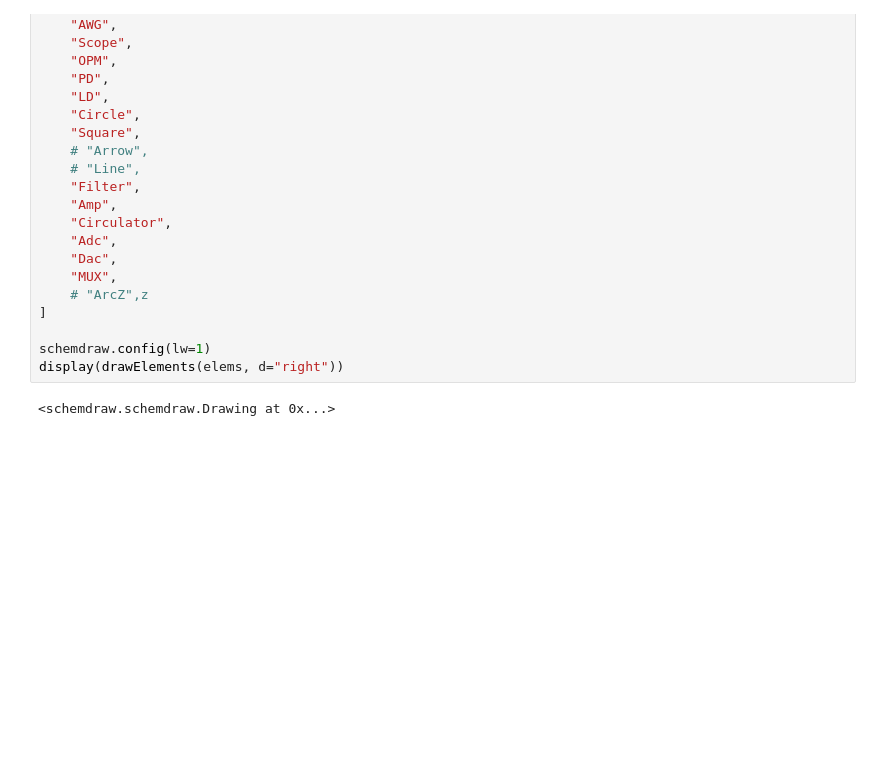
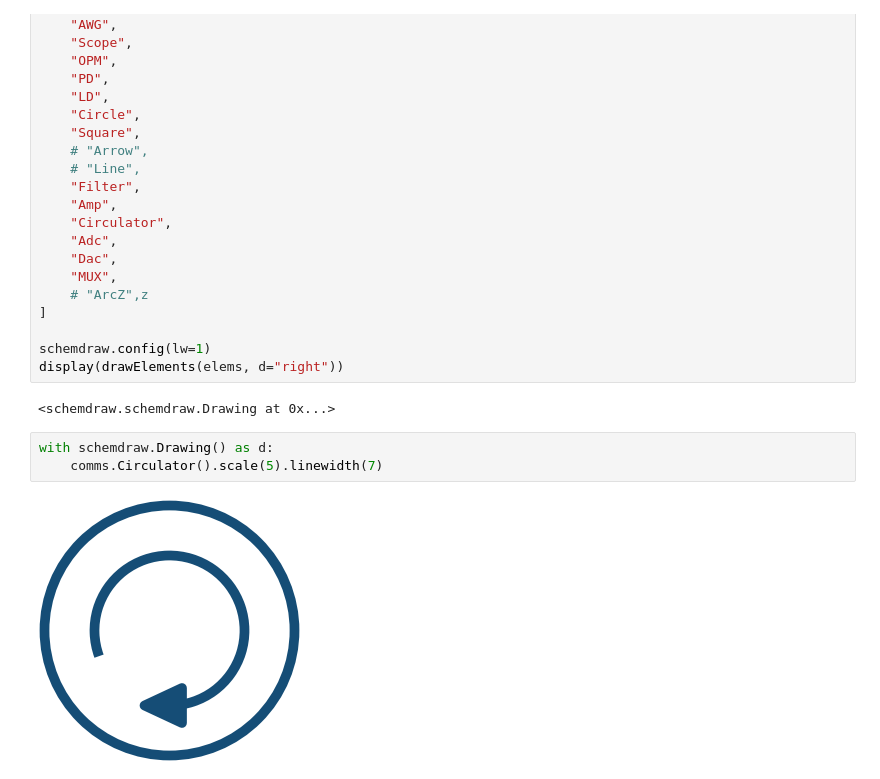
Before and after one commit to lokgar/sdcomms, a Jupyter notebook: sdcomms/_test_components.ipynb, the cells around one changed output. Saved outputs shown, nothing was run; the diff lists cells and outputs as text; blank space fills up the shorter version.

Commit message:
enhance circulator symbol

```diff
--- a/sdcomms/_test_components.ipynb
+++ b/sdcomms/_test_components.ipynb
@@ -54,3 +54,8 @@ schemdraw.config(lw=1)
 display(drawElements(elems, d="right"))
 # %% [output]
 <schemdraw.schemdraw.Drawing at 0x...>
+# %%
+with schemdraw.Drawing() as d:
+    comms.Circulator().scale(5).linewidth(7)
+# %% [output]
+[figure, added]
```
Also changed, not shown: 1 other file.
